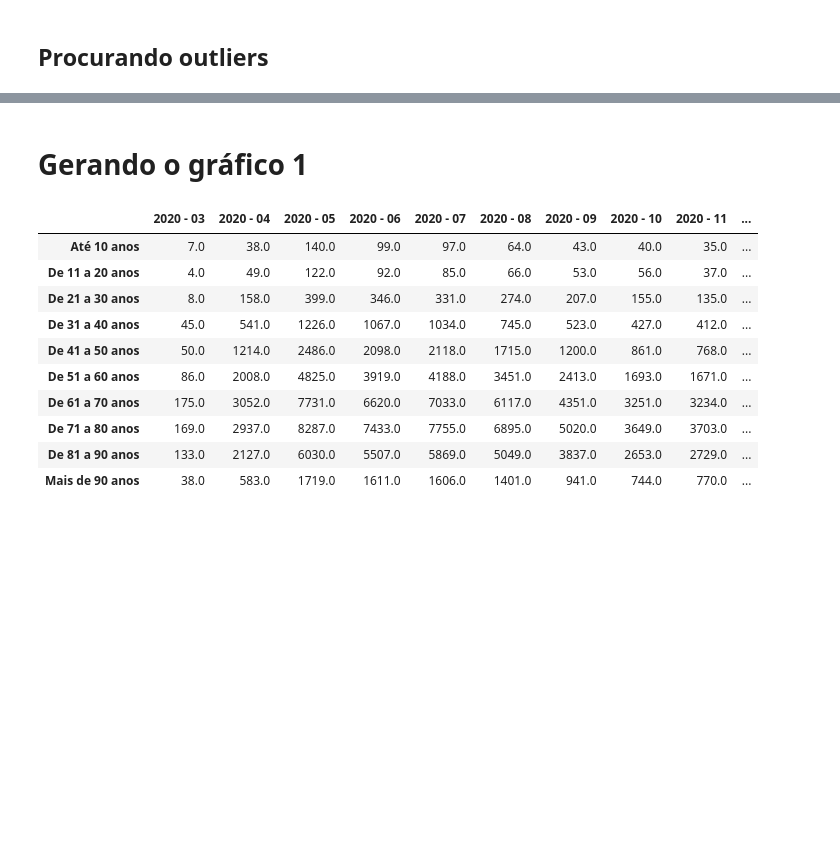
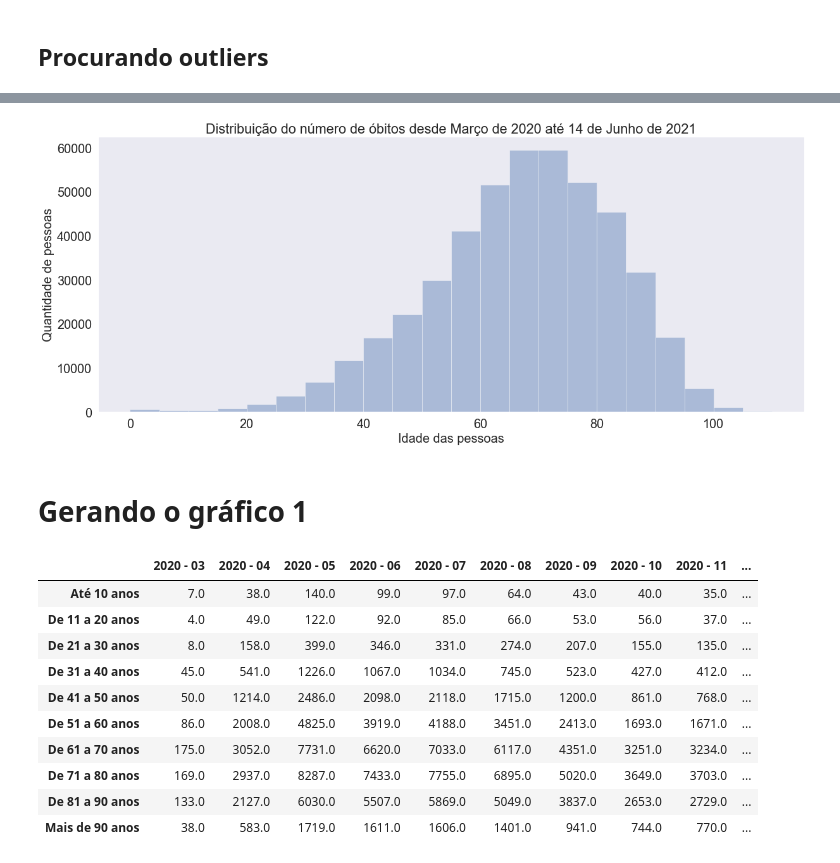
Before and after one commit to fumioq/An-lise_COVID_Brasil, a Jupyter notebook: Análise de mortes por idade.ipynb, the cells around one changed output, grey strips where cells are left out. Cells and saved outputs as stored; diff of their text form; code cells hidden in the pictures; blank space fills up the shorter version.

```diff
--- a/Análise de mortes por idade.ipynb
+++ b/Análise de mortes por idade.ipynb
@@ -229,3 +182,17 @@ ax.figure.set_size_inches(20,8)
+# %%
+ax = sns.distplot(dados_filtrados.nu_idade_n, kde = False,
+                  bins = [i*5 for(i) in range (23)])
+ax.set_xlabel("Idade das pessoas",
+              fontsize = 20, position=(0.5,0))
+ax.set_ylabel("Quantidade de pessoas",
+              fontsize = 20, position=(0.5,0.5))
+ax.grid(None)
+
+ax.set_title('Distribuição do número de óbitos desde Março de 2020 até 14 de Junho de 2021')
+
+ax.figure.set_size_inches(20,8)
+# %% [output]
+[figure, added]
 # %% [markdown]
 # Gerando o gráfico 1
 # %%
```
Also changed, not shown: parts of 7 cells of this notebook.
